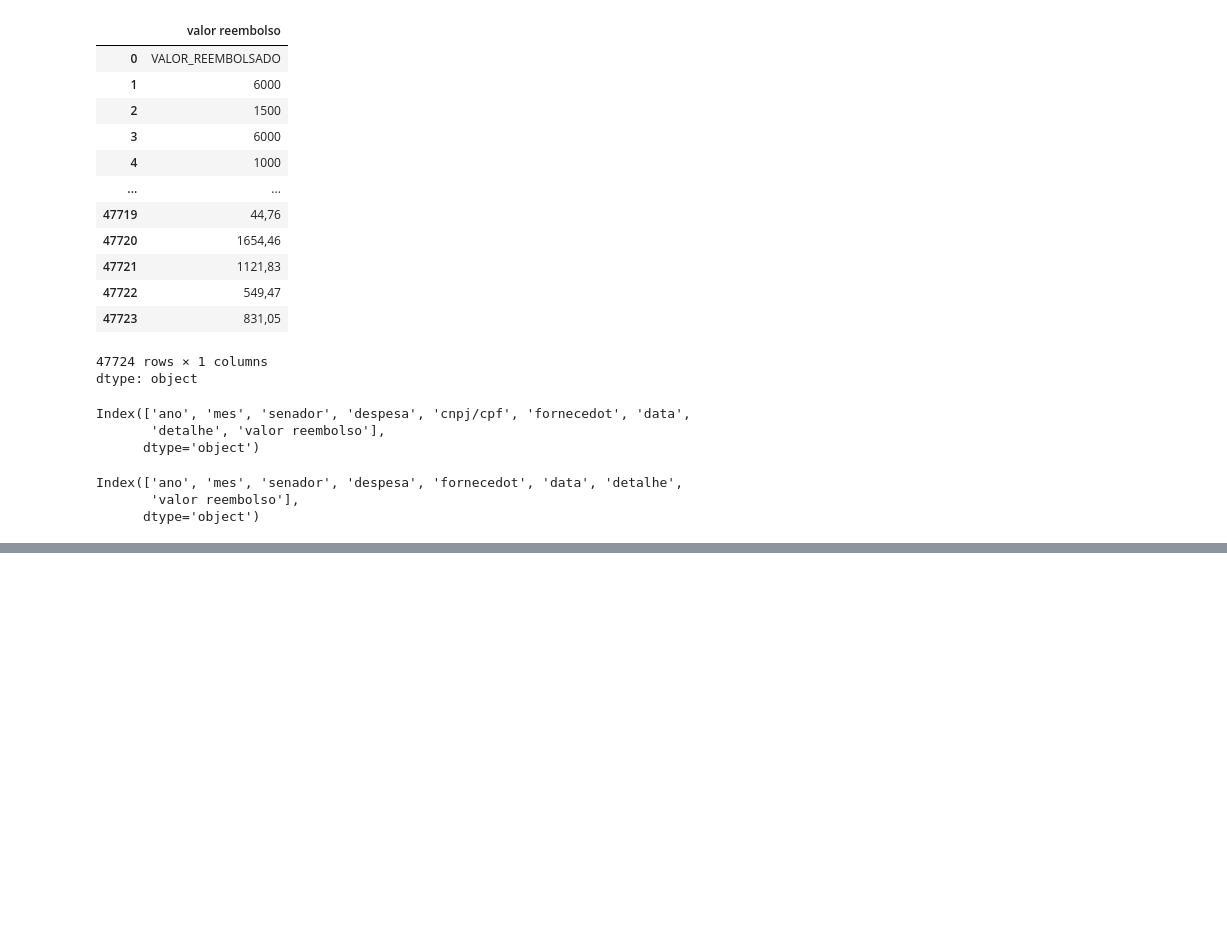
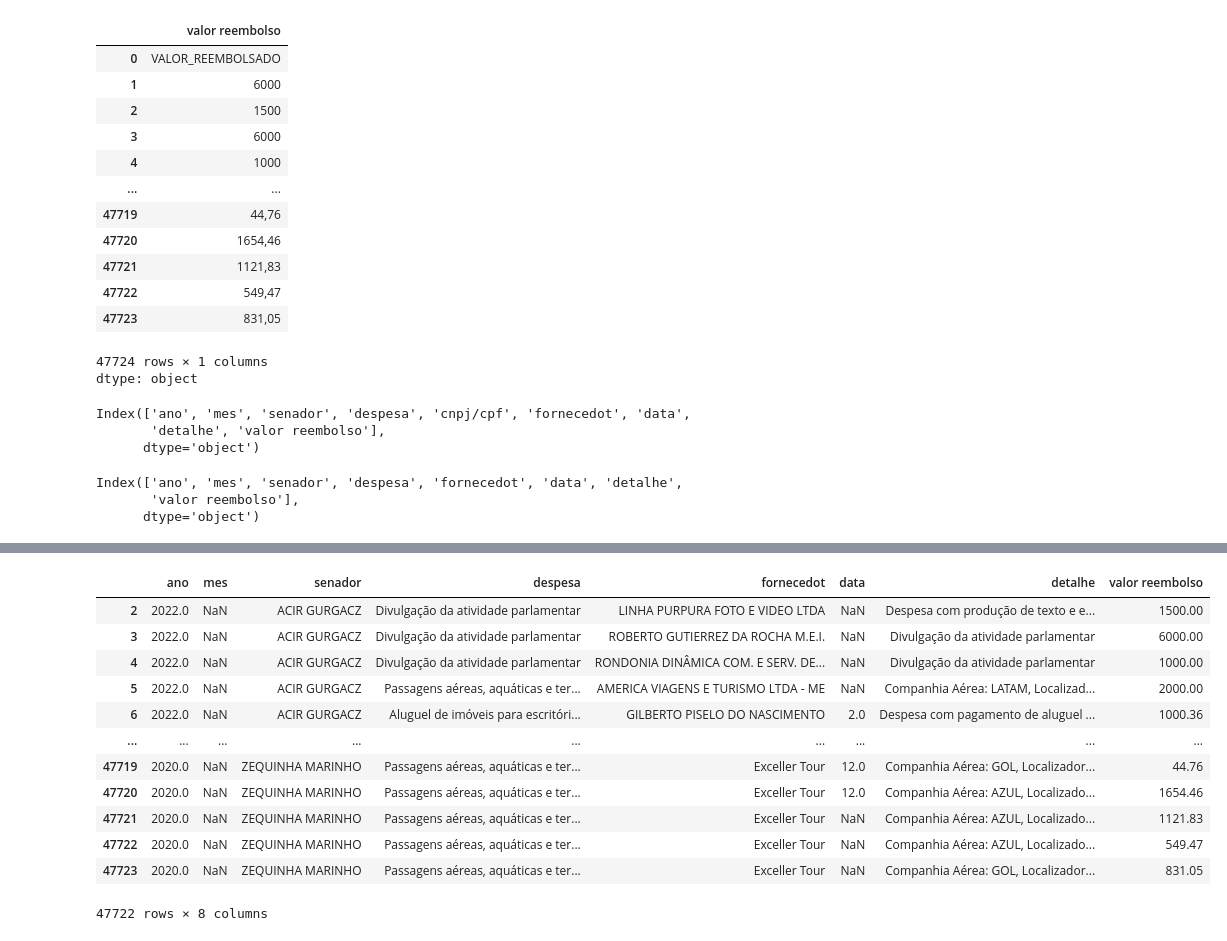
Before and after one commit to jeniferGoncalvesDaSilvaDev/7daysofcode-ds-alura2, a Jupyter notebook: desafio_7daysofcode_ds_alura.ipynb, the cells around one changed output, grey strips where cells are left out. Saved outputs shown, nothing was run; the diff lists cells and outputs as text; code cells hidden in the pictures; blank space fills up the shorter version.

```diff
--- a/desafio_7daysofcode_ds_alura.ipynb
+++ b/desafio_7daysofcode_ds_alura.ipynb
@@ -468,9 +468,3 @@ df_novo_4.columns
 Index(['ano', 'mes', 'senador', 'despesa', 'fornecedot', 'data', 'detalhe',
        'valor reembolso'],
       dtype='object')
-# %%
-# Supondo que o seu DataFrame original tenha sido carregado assim:
-# df = pd.read_csv('seu_arquivo.csv')  # ou outro método de carregamento
-
-# Remover as vírgulas e converter para float
-df_novo_4['valor reembolso']= df_novo_4['valor reembolso'].str.replace(',', '.').astype(float)
@@ -478,0 +471,6 @@ ValueError: could not convert string to float: 'VALOR_REEMBOLSADO'
+# %%
+# Remove the header row if it exists
+df_novo_4 = df_novo_4[1:]
+
+# Replace commas with periods and convert to float, but handle errors
+df_novo_4['valor reembolso'] = pd.to_numeric(df_novo_4['valor reembolso'].str.replace(',', '.'), errors='coerce')
@@ -478,0 +498,16 @@ ValueError: could not convert string to float: 'VALOR_REEMBOLSADO'
+# %%
+df_novo_4
+# %% [output]
+|  | ano | mes | senador | despesa | fornecedot | data | detalhe | valor reembolso |
+| 2 | 2022.0 | NaN | ACIR GURGACZ | Divulgação da atividade parlamentar | LINHA PURPURA FOTO E VIDEO LTDA | NaN | Despesa com produção de texto e e... | 1500.00 |
+| 3 | 2022.0 | NaN | ACIR GURGACZ | Divulgação da atividade parlamentar | ROBERTO GUTIERREZ DA ROCHA M.E.I. | NaN | Divulgação da atividade parlamentar | 6000.00 |
+| 4 | 2022.0 | NaN | ACIR GURGACZ | Divulgação da atividade parlamentar | RONDONIA DINÂMICA COM. E SERV. DE... | NaN | Divulgação da atividade parlamentar | 1000.00 |
+| 5 | 2022.0 | NaN | ACIR GURGACZ | Passagens aéreas, aquáticas e ter... | AMERICA VIAGENS E TURISMO LTDA - ME | NaN | Companhia Aérea: LATAM, Localizad... | 2000.00 |
+| 6 | 2022.0 | NaN | ACIR GURGACZ | Aluguel de imóveis para escritóri... | GILBERTO PISELO DO NASCIMENTO | 2.0 | Despesa com pagamento de aluguel ... | 1000.36 |
+| ... | ... | ... | ... | ... | ... | ... | ... | ... |
+| 47719 | 2020.0 | NaN | ZEQUINHA MARINHO | Passagens aéreas, aquáticas e ter... | Exceller Tour | 12.0 | Companhia Aérea: GOL, Localizador... | 44.76 |
+| 47720 | 2020.0 | NaN | ZEQUINHA MARINHO | Passagens aéreas, aquáticas e ter... | Exceller Tour | 12.0 | Companhia Aérea: AZUL, Localizado... | 1654.46 |
+| 47721 | 2020.0 | NaN | ZEQUINHA MARINHO | Passagens aéreas, aquáticas e ter... | Exceller Tour | NaN | Companhia Aérea: AZUL, Localizado... | 1121.83 |
+| 47722 | 2020.0 | NaN | ZEQUINHA MARINHO | Passagens aéreas, aquáticas e ter... | Exceller Tour | NaN | Companhia Aérea: AZUL, Localizado... | 549.47 |
+| 47723 | 2020.0 | NaN | ZEQUINHA MARINHO | Passagens aéreas, aquáticas e ter... | Exceller Tour | NaN | Companhia Aérea: GOL, Localizador... | 831.05 |
+47722 rows × 8 columns
```
Also changed, not shown: parts of 3 cells of this notebook.
